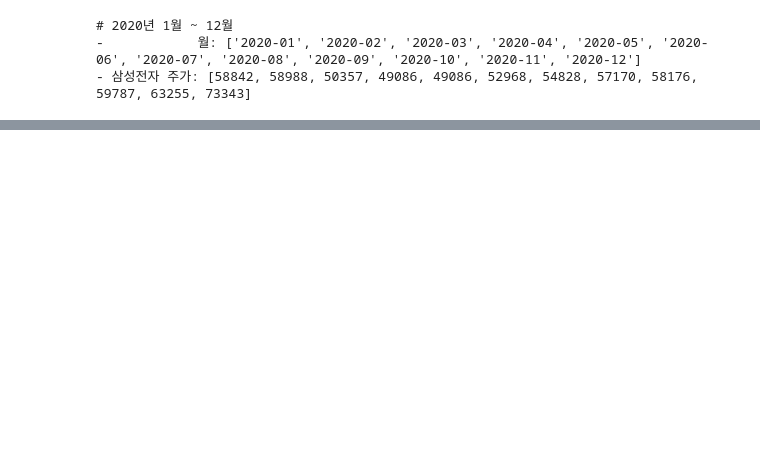
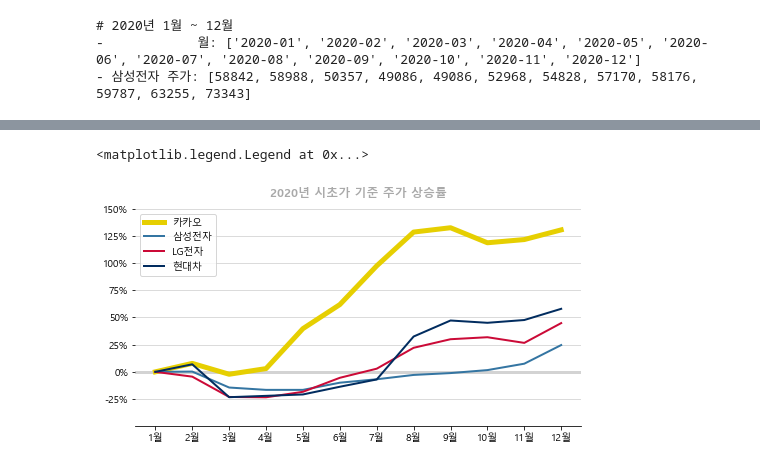
Before and after one commit to GwangwooHan/study, a Jupyter notebook: visualization/220311 data_visualization_part2.ipynb, the cells around one changed output, grey strips where cells are left out. Saved outputs shown, nothing was run; the diff lists cells and outputs as text; code cells hidden in the pictures; blank space fills up the shorter version.

Commit message:
Update date_visualization of python_JH Lee_part3

```diff
--- a/visualization/220311 data_visualization_part2.ipynb
+++ b/visualization/220311 data_visualization_part2.ipynb
@@ -179,0 +205,31 @@ ax.legend()
+# %%
+# 불필요한 테두리 지우기 (spines)
+
+fig, ax = plt.subplots(figsize=(8, 4)) # 객체지향 방식 적용
+
+ax.plot(m2020, kakao_rate, c=kakao_c, lw=5, label="카카오")  # line plot
+ax.plot(m2020, sec_rate, c=sec_c, lw=2, label="삼성전자")
+ax.plot(m2020, lge_rate, c=lge_c, lw=2, label="LG전자")
+ax.plot(m2020, hdm_rate, c=hdm_c, lw=2, label="현대차")
+
+xticks = [f"{i}월" for i in range(1, 13)] # x축 눈금
+ax.set_xticks(list(range(12)))
+ax.set_xticklabels(xticks)
+
+yticks = np.arange(-0.25, 1.75, 0.25)  # y축 눈금
+ax.set_yticks(yticks)
+ax.set_yticklabels([f"{y*100:.0f}%" for y in yticks])
+ax.set_ylim(-0.5, )
+
+ax.grid(axis="y", c="lightgray") # 배경 눈금
+ax.axhline(y=0, c="lightgray", lw=3, zorder=0)  # 주가 상승, 하락 기준점
+
+ax.spines[["left", "top", "right"]].set_visible(False)  # 테두리 지우기 *
+
+ax.set_title("2020년 시초가 기준 주가 상승률",  # title
+             fontweight="bold", fontsize="large", color="darkgray", pad=12)
+
+ax.legend()
+# %% [output]
+<matplotlib.legend.Legend at 0x...>
+[figure, added]
```
Also changed, not shown: parts of 21 cells of this notebook, 1 other file.
